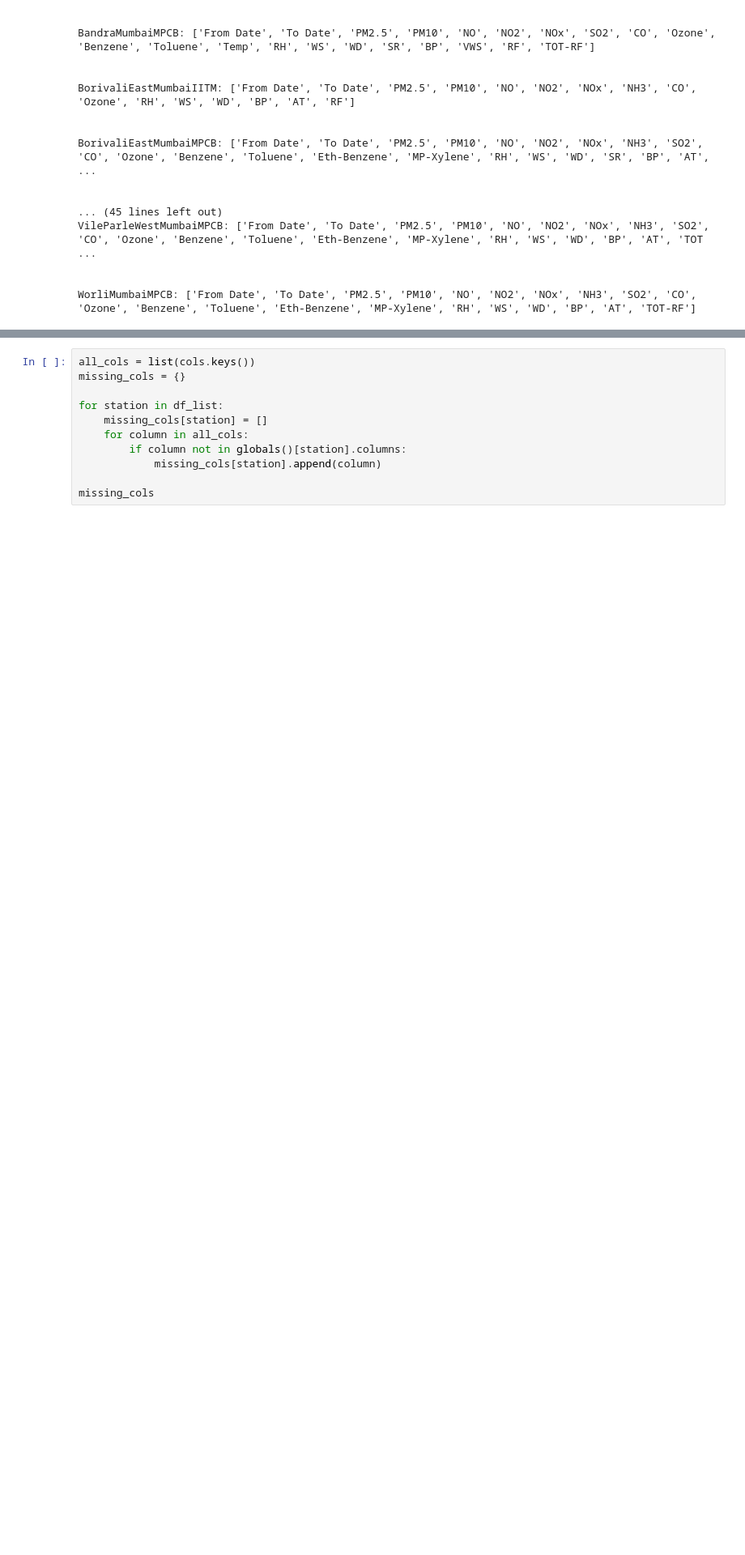
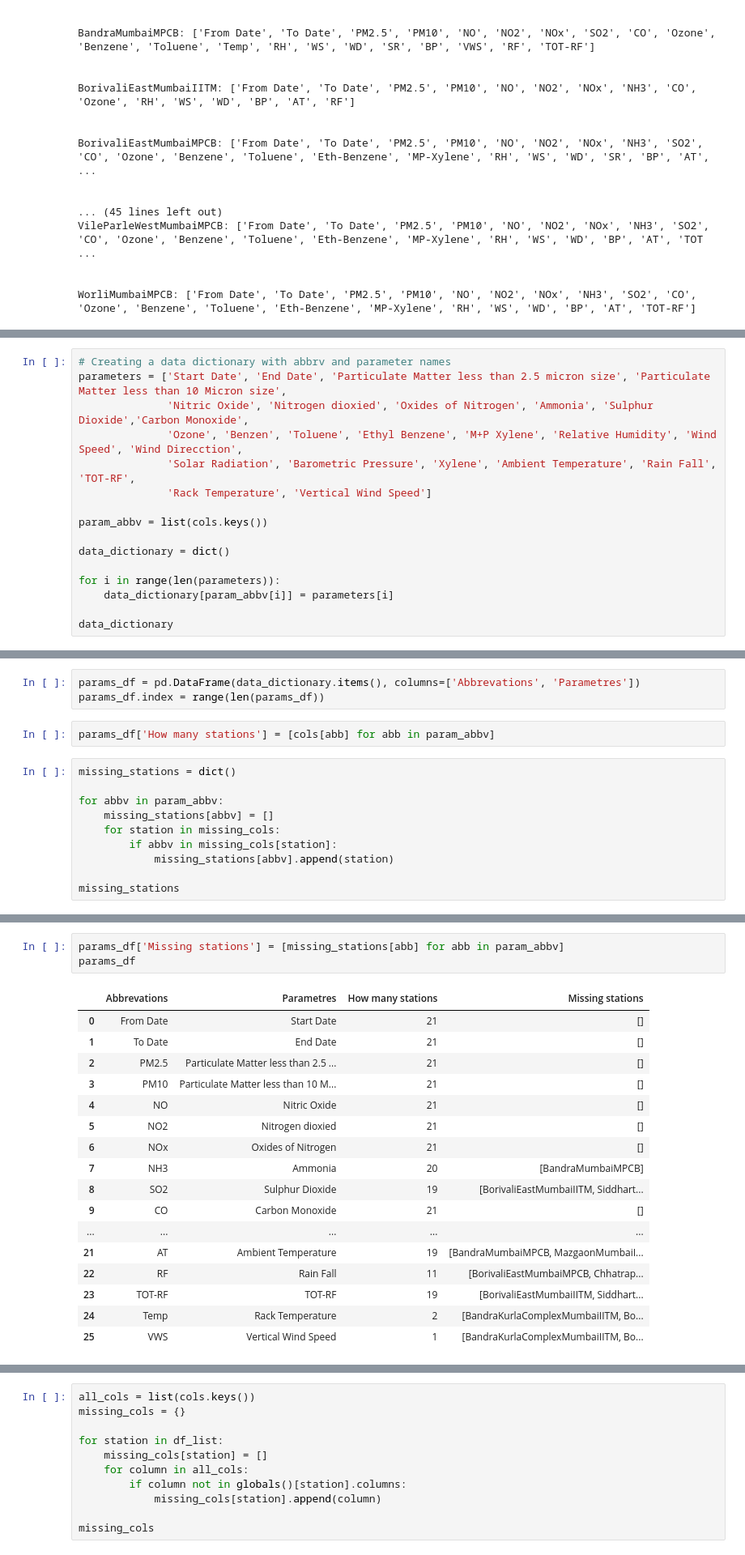
Before and after one commit to OmdenaAI/omdena-mumbai-chapter-air-quality, a Jupyter notebook: src/tasks/task-2-eda/eda-mubarakmayyeri.ipynb, the cells around one changed output, grey strips where cells are left out. Shown: that part at 81% size. Saved outputs shown, nothing was run; the diff lists cells and outputs as text; blank space fills up the shorter version.

Commit message:
added data dictionary mapping abbv and parmeter names

```diff
--- a/src/tasks/task-2-eda/eda-mubarakmayyeri.ipynb
+++ b/src/tasks/task-2-eda/eda-mubarakmayyeri.ipynb
@@ -189,3 +192,19 @@ cols
  'TOT-RF': 19,
  'Temp': 2,
  'VWS': 1}
+# %%
+# Creating a data dictionary with abbrv and parameter names
+parameters = ['Start Date', 'End Date', 'Particulate Matter less than 2.5 micron size', 'Particulate Matter less than 10 Micron size',
+              'Nitric Oxide', 'Nitrogen dioxied', 'Oxides of Nitrogen', 'Ammonia', 'Sulphur Dioxide','Carbon Monoxide',
+              'Ozone', 'Benzen', 'Toluene', 'Ethyl Benzene', 'M+P Xylene', 'Relative Humidity', 'Wind Speed', 'Wind Direcction',
+              'Solar Radiation', 'Barometric Pressure', 'Xylene', 'Ambient Temperature', 'Rain Fall', 'TOT-RF',
+              'Rack Temperature', 'Vertical Wind Speed']
+
+param_abbv = list(cols.keys())
+
+data_dictionary = dict()
+
+for i in range(len(parameters)):
+    data_dictionary[param_abbv[i]] = parameters[i]
+
+data_dictionary
@@ -191,0 +229,15 @@ cols
+# %%
+params_df = pd.DataFrame(data_dictionary.items(), columns=['Abbrevations', 'Parametres'])
+params_df.index = range(len(params_df))
+# %%
+params_df['How many stations'] = [cols[abb] for abb in param_abbv]
+# %%
+missing_stations = dict()
+
+for abbv in param_abbv:
+    missing_stations[abbv] = []
+    for station in missing_cols:
+        if abbv in missing_cols[station]:
+            missing_stations[abbv].append(station)
+
+missing_stations
@@ -191,0 +262,21 @@ cols
+# %%
+params_df['Missing stations'] = [missing_stations[abb] for abb in param_abbv]
+params_df
+# %% [output]
+|  | Abbrevations | Parametres | How many stations | Missing stations |
+| 0 | From Date | Start Date | 21 | [] |
+| 1 | To Date | End Date | 21 | [] |
+| 2 | PM2.5 | Particulate Matter less than 2.5 ... | 21 | [] |
+| 3 | PM10 | Particulate Matter less than 10 M... | 21 | [] |
+| 4 | NO | Nitric Oxide | 21 | [] |
+| 5 | NO2 | Nitrogen dioxied | 21 | [] |
+| 6 | NOx | Oxides of Nitrogen | 21 | [] |
+| 7 | NH3 | Ammonia | 20 | [BandraMumbaiMPCB] |
+| 8 | SO2 | Sulphur Dioxide | 19 | [BorivaliEastMumbaiIITM, Siddhart... |
+| 9 | CO | Carbon Monoxide | 21 | [] |
+| ... | ... | ... | ... | ... |
+| 21 | AT | Ambient Temperature | 19 | [BandraMumbaiMPCB, MazgaonMumbaiI... |
+| 22 | RF | Rain Fall | 11 | [BorivaliEastMumbaiMPCB, Chhatrap... |
+| 23 | TOT-RF | TOT-RF | 19 | [BorivaliEastMumbaiIITM, Siddhart... |
+| 24 | Temp | Rack Temperature | 2 | [BandraKurlaComplexMumbaiIITM, Bo... |
+| 25 | VWS | Vertical Wind Speed | 1 | [BandraKurlaComplexMumbaiIITM, Bo... |
```
Also changed, not shown: parts of 11 cells of this notebook, 3 other files.
